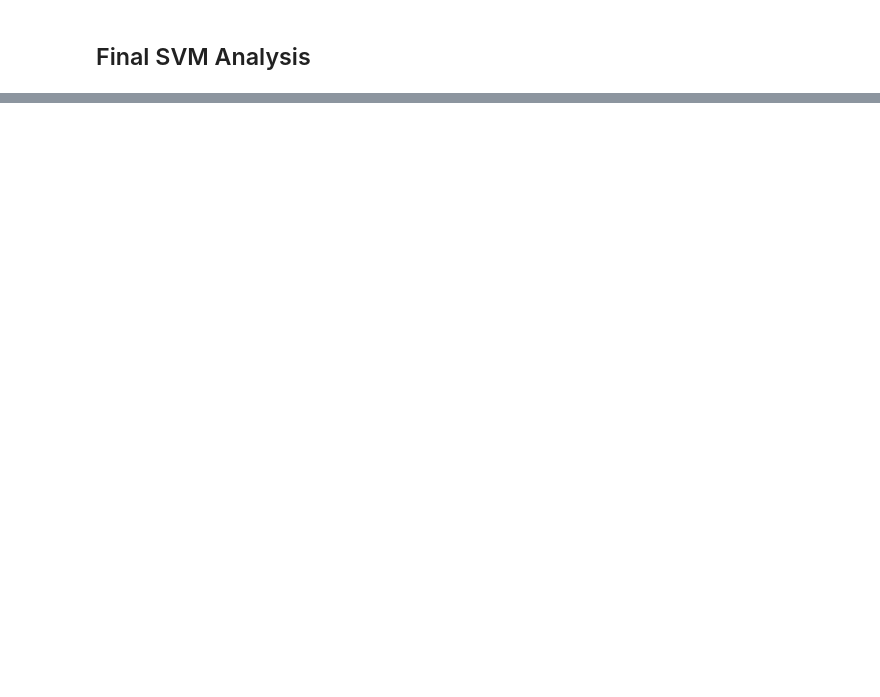
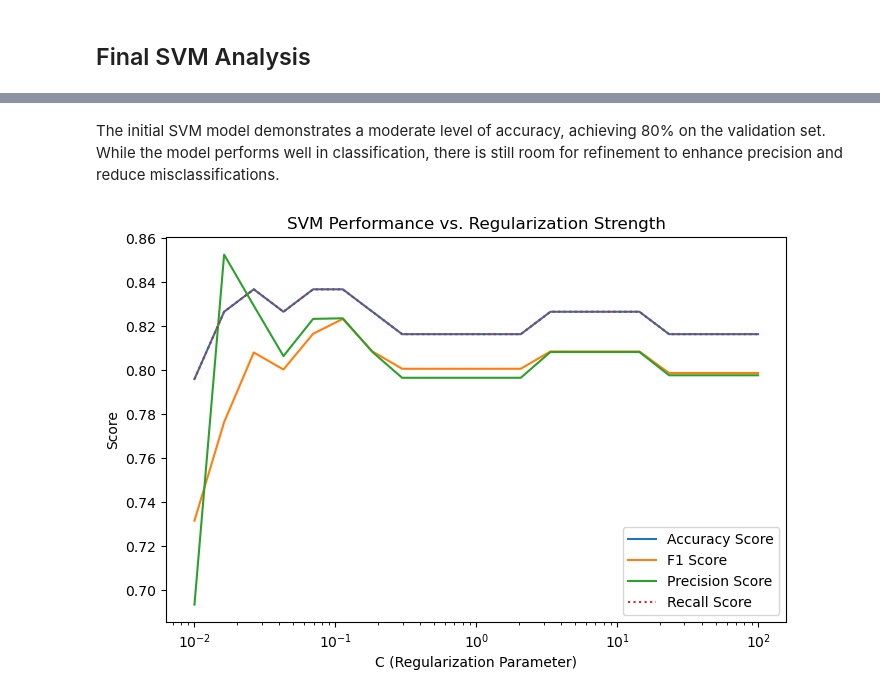
Before and after one commit to MathPlayer89/Student-Health-Conditions, a Jupyter notebook: Jupyter Notebook/Final SVM Analysis.ipynb, the cells around one changed output, grey strips where cells are left out. Saved outputs shown, nothing was run; the diff lists cells and outputs as text; code cells hidden in the pictures; blank space fills up the shorter version.

```diff
--- a/Jupyter Notebook/Final SVM Analysis.ipynb
+++ b/Jupyter Notebook/Final SVM Analysis.ipynb
@@ -387,0 +15,11 @@ In conclusion, **hyperparameter tuning significantly enhanced the model’s pred
+# %%
+#Load and Preprocess Data
+data_path = "student_health_data.csv"
+student_health = pd.read_csv(data_path)
+
+# Drop irrelevant columns
+student_health = student_health.drop(columns=["Student_ID"])
+
+# Convert object variables to categorical variables
+for col in student_health.select_dtypes(include = ['object']).columns:
+    student_health[col] = student_health[col].astype('category')
@@ -387,0 +58,5 @@ In conclusion, **hyperparameter tuning significantly enhanced the model’s pred
+# %%
+#Prep the Data
+#define feature matrix and target vector
+X = cleaned_df.drop(columns = ["Health_Risk_Level"])
+y = cleaned_df["Health_Risk_Level"]
@@ -387,0 +226,55 @@ In conclusion, **hyperparameter tuning significantly enhanced the model’s pred
+# %% [markdown]
+The initial SVM model demonstrates a moderate level of accuracy, achieving 80% on the validation set. While the model performs well in classification, there is still room for refinement to enhance precision and reduce misclassifications.
+# %%
+# Encode categorical target variable
+label_encoder = LabelEncoder()
+y_train_encoded = label_encoder.fit_transform(y_train2)
+y_val_encoded = label_encoder.transform(y_val2)
+
+# Standardize numeric features
+scaler = StandardScaler()
+X_train_scaled = scaler.fit_transform(X_train2)
+X_val_scaled = scaler.transform(X_val2)
+
+# Dictionaries to store performance metrics
+acc = {}
+f1 = {}
+prec = {}
+recall = {}
+
+# Define different C values to test
+c_levels = np.logspace(-2, 2, 20)  # Testing values from 0.01 to 100
+
+# Loop through different values of C
+for c in c_levels:
+    svm = SVC(C=c, kernel='linear', random_state=42)
+    svm.fit(X_train_scaled, y_train_encoded)
+    y_pred = svm.predict(X_val_scaled)
+
+    acc[c] = accuracy_score(y_val_encoded, y_pred)
+    f1[c] = f1_score(y_val_encoded, y_pred, average='weighted')
+    prec[c] = precision_score(y_val_encoded, y_pred, average='weighted')
+    recall[c] = recall_score(y_val_encoded, y_pred, average='weighted')
+
+# Convert dictionary values to lists for plotting
+ACC = list(acc.values())
+F1 = list(f1.values())
+PREC = list(prec.values())
+RECALL = list(recall.values())
+
+# Plot SVM Performance vs. C values
+plt.figure(figsize=(8, 5))
+plt.plot(c_levels, ACC, label='Accuracy Score')
+plt.plot(c_levels, F1, label='F1 Score')
+plt.plot(c_levels, PREC, label='Precision Score')
+plt.plot(c_levels, RECALL, label='Recall Score', linestyle='dotted')
+
+# Formatting the plot
+plt.xscale("log")
+plt.xlabel('C (Regularization Parameter)')
+plt.ylabel('Score')
+plt.title('SVM Performance vs. Regularization Strength')
+plt.legend(loc='lower right')
+plt.show()
+# %% [output]
+[figure, added]
```
Also changed, not shown: parts of 56 cells of this notebook.
